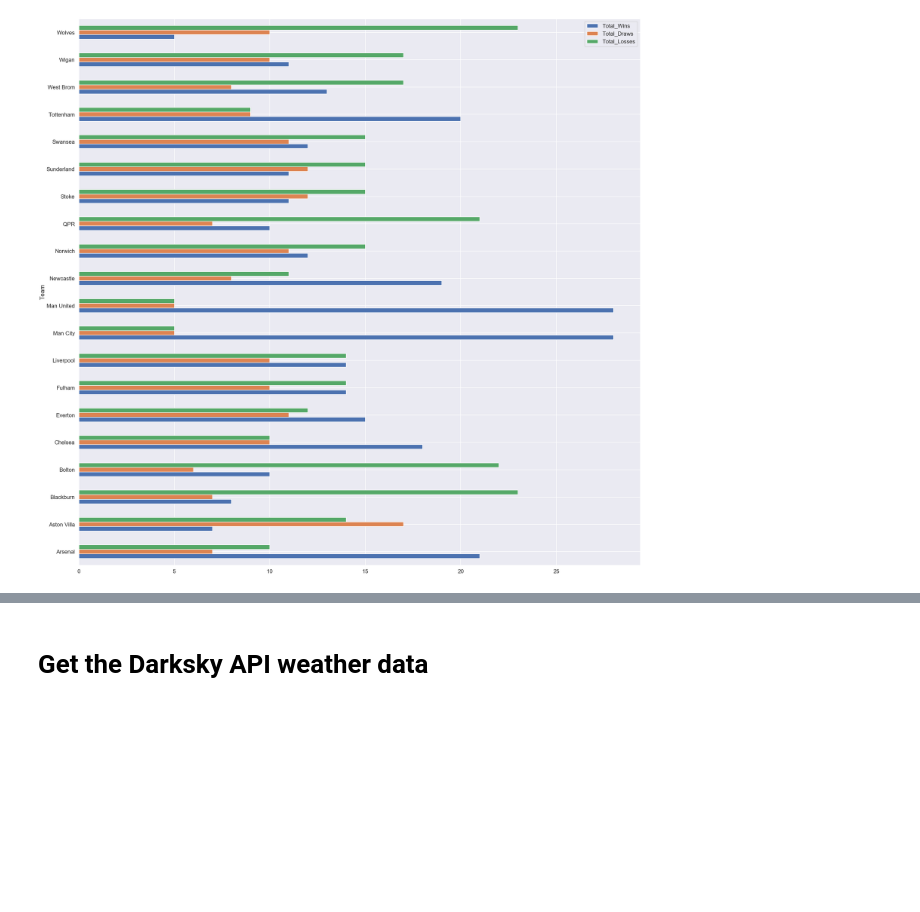
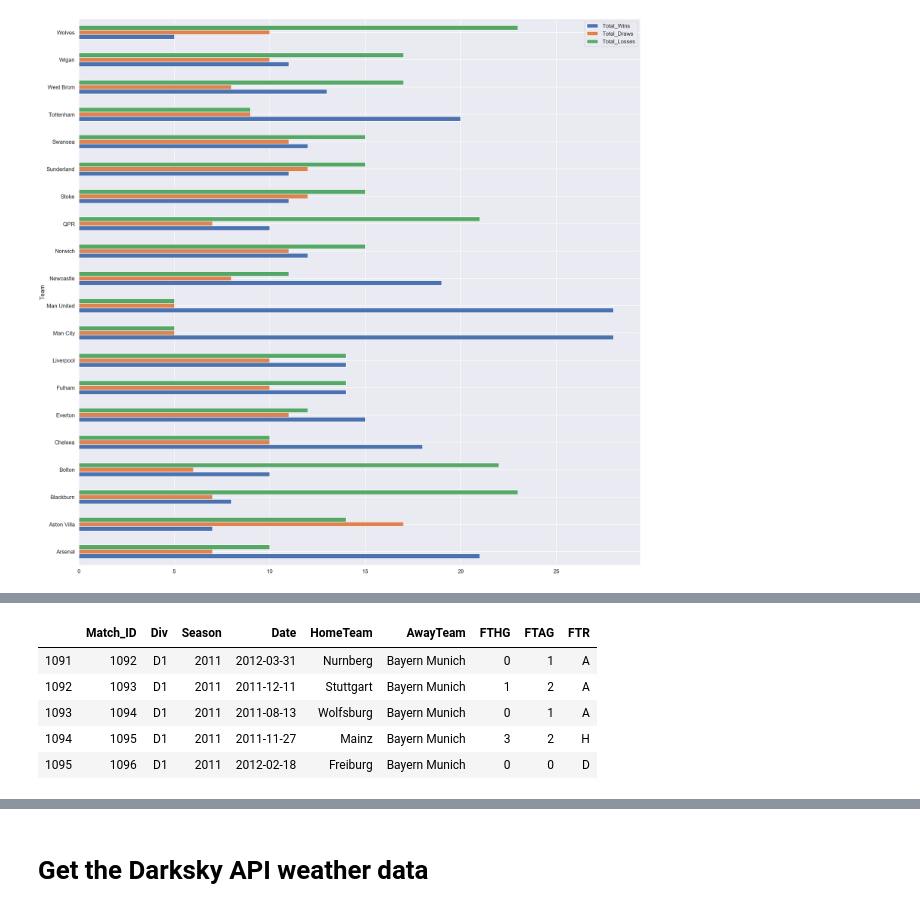
Before and after one commit to laurasuchomska/Football_Delphi_Project, a Jupyter notebook: Football_Delphi_Project.ipynb, the cells around one changed output, grey strips where cells are left out. Cells and saved outputs as stored; diff of their text form; code cells hidden in the pictures; blank space fills up the shorter version.

```diff
--- a/Football_Delphi_Project.ipynb
+++ b/Football_Delphi_Project.ipynb
@@ -377,0 +409,5 @@ english_pl_df.plot(kind='barh', x='Team', y=['Total_Wins', 'Total_Draws', 'Total
+# %%
+table_names = cur.execute("SELECT name FROM sqlite_master WHERE type='table' ORDER BY name").fetchall()
+# %%
+table_names = [x[0] for x in table_names]
+print(table_names)
@@ -377,0 +416,9 @@ english_pl_df.plot(kind='barh', x='Team', y=['Total_Wins', 'Total_Draws', 'Total
+# %%
+dict_table_name_columns = {}
+for table in table_names:
+    if not dict_table_name_columns.get(table, None):
+        dict_table_name_columns[table] = []
+    t = list(cur.execute(f"PRAGMA table_info({table})"))
+    for item in t:
+        dict_table_name_columns[table].append(item[1])
+pprint(dict_table_name_columns)
@@ -377,0 +446,12 @@ english_pl_df.plot(kind='barh', x='Team', y=['Total_Wins', 'Total_Draws', 'Total
+# %%
+df = pd.DataFrame(cur.execute("SELECT * FROM Matches").fetchall())
+df.columns = dict_table_name_columns["Matches"]
+df = df.loc[(df["Season"] == 2011)]
+df.head()
+# %% [output]
+|  | Match_ID | Div | Season | Date | HomeTeam | AwayTeam | FTHG | FTAG | FTR |
+| 1091 | 1092 | D1 | 2011 | 2012-03-31 | Nurnberg | Bayern Munich | 0 | 1 | A |
+| 1092 | 1093 | D1 | 2011 | 2011-12-11 | Stuttgart | Bayern Munich | 1 | 2 | A |
+| 1093 | 1094 | D1 | 2011 | 2011-08-13 | Wolfsburg | Bayern Munich | 0 | 1 | A |
+| 1094 | 1095 | D1 | 2011 | 2011-11-27 | Mainz | Bayern Munich | 3 | 2 | H |
+| 1095 | 1096 | D1 | 2011 | 2012-02-18 | Freiburg | Bayern Munich | 0 | 0 | D |
```
Also changed, not shown: parts of 39 cells of this notebook, 2 other files.
